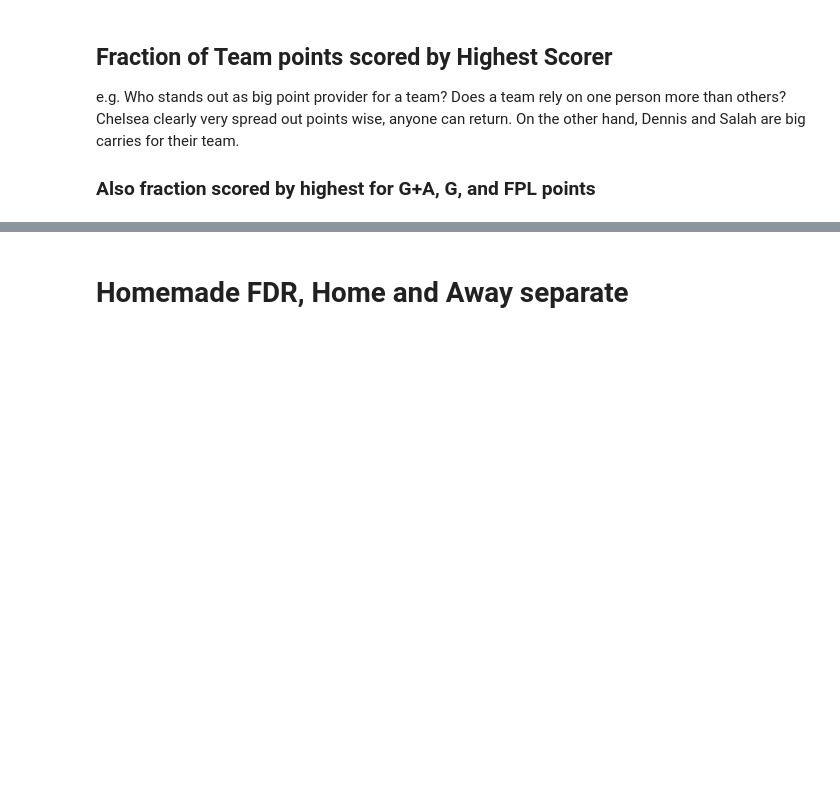
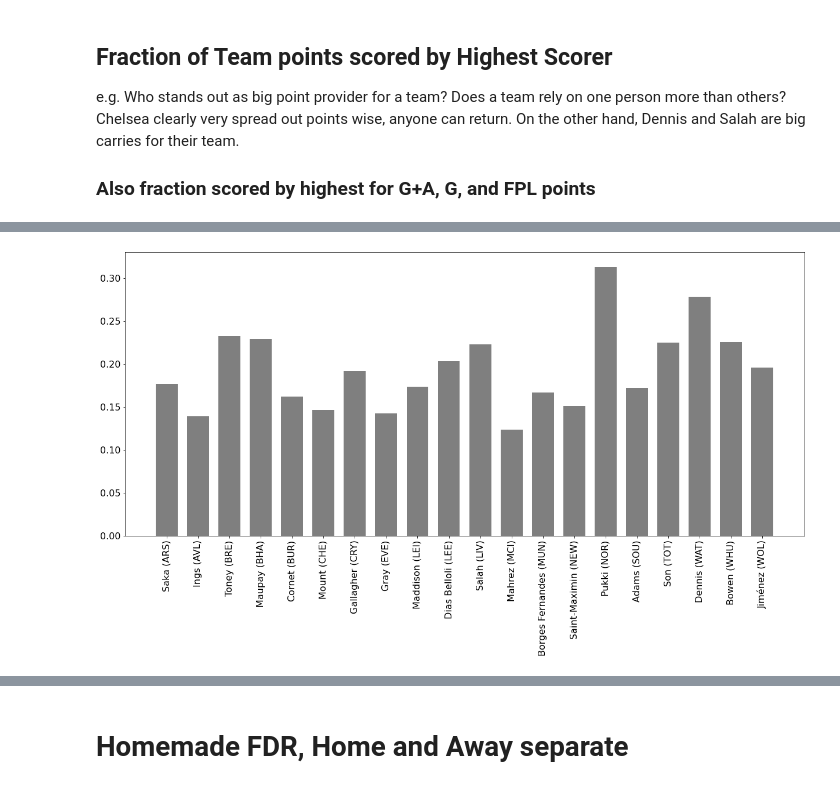
Before and after one commit to MatsThijssen/FPL, a Jupyter notebook: FPL.ipynb, the cells around one changed output, grey strips where cells are left out. Drawn from its saved outputs; the diff is of its cells as text; code cells hidden in the pictures; blank space fills up the shorter version.

```diff
--- a/FPL.ipynb
+++ b/FPL.ipynb
@@ -194,3 +235,21 @@ NOR :  Pukki : 0.30 (9/30)
+# %%
+ga_sum = teams[['name', 'G','A']].sum(axis=1, numeric_only=True)
+top = teams['short_name'].map(lambda x: players[players['Team']==x].sort_values('G+A',ascending=False).iloc[0][['Name','G+A']])
+# %%
+
+fig,ax = plt.subplots(figsize=(21,9))
+
+width = 0.70
+x_s = np.arange(0,len(ga_sum))
+
+rec1 = ax.bar(x_s,top.map(lambda x: x['G+A'])/ga_sum.values,width,color='C7')
+
+ax.set_ylim(0,0.33)
+ax.set_xticks(x_s)
+ax.set_xticklabels(top.map(lambda x: x['Name']) +" (" +teams['short_name']+ ")",rotation=90,fontsize=16)
+ax.tick_params('y',labelsize=16)
+# %% [output]
+[figure, added]
 # %%
 print('Highest frac of team goals')
 
```
Also changed, not shown: parts of 20 cells of this notebook, 4 other files.
